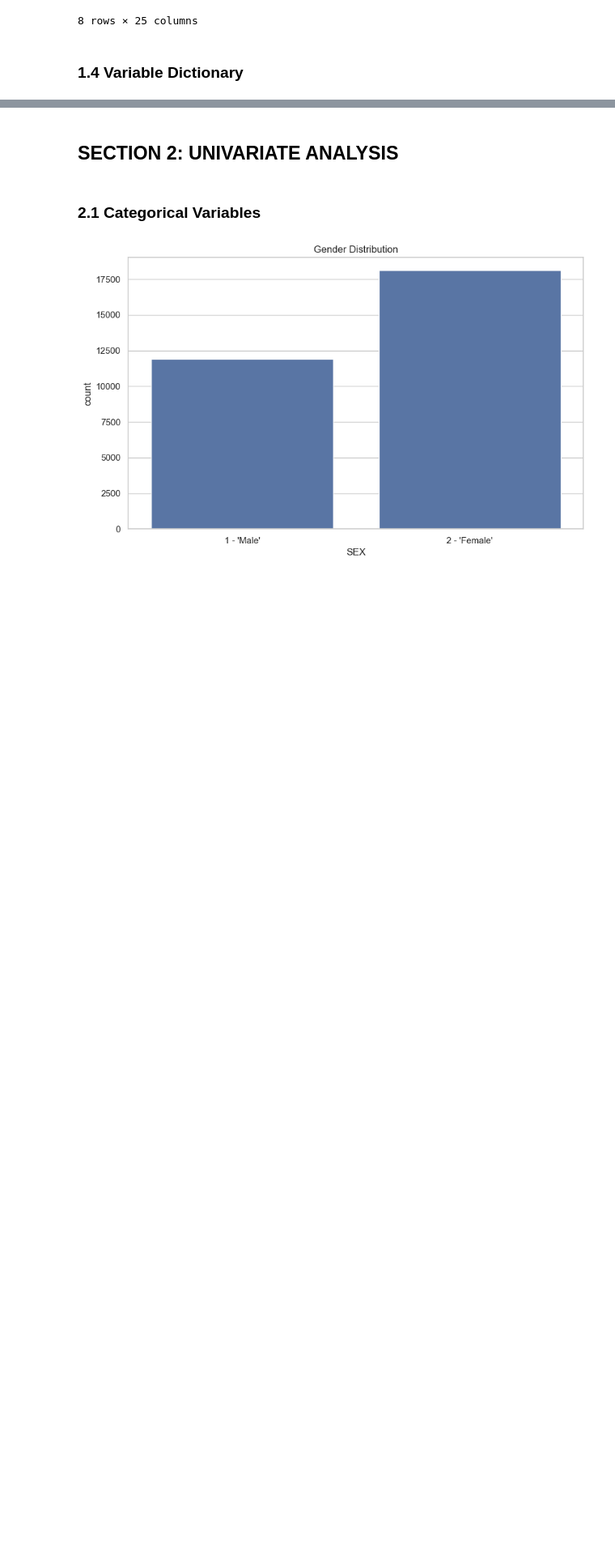
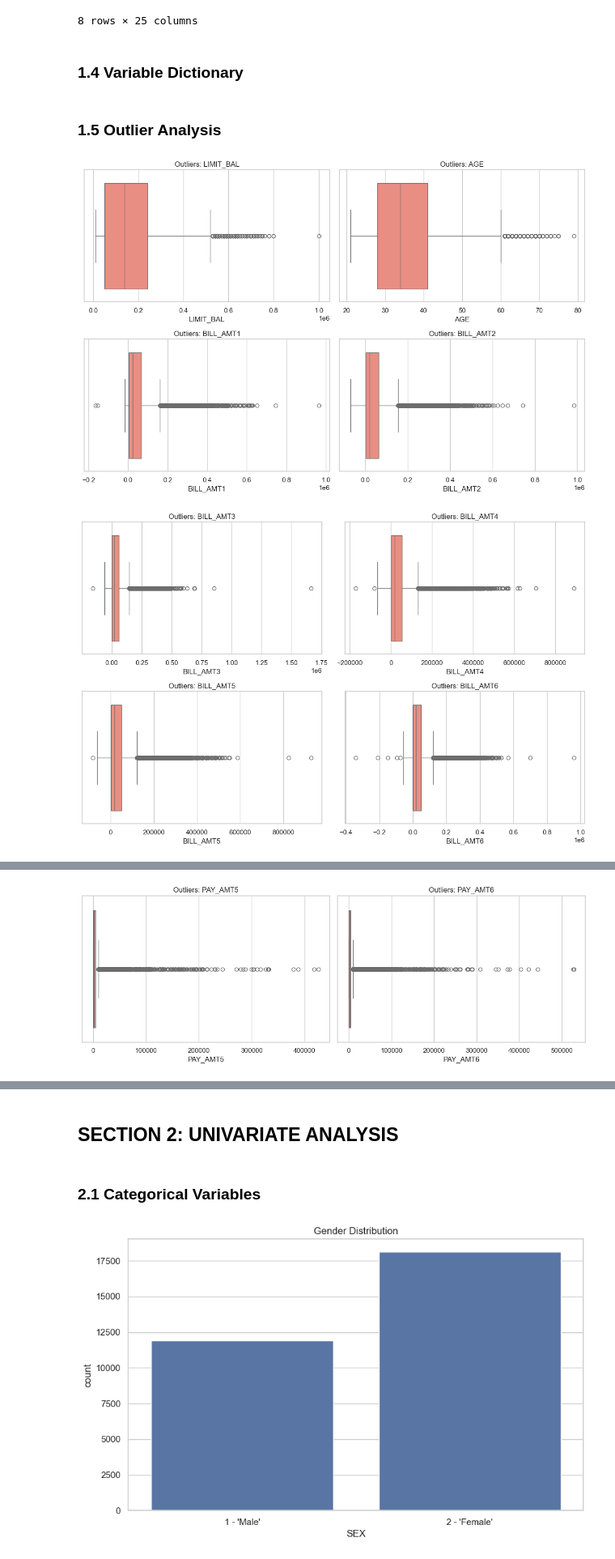
Before and after one commit to EdwinMathDev/credit-risk-engine, a Jupyter notebook: notebooks/01_eda.ipynb, the cells around one changed output, grey strips where cells are left out. Shown at 81% size. Cells and saved outputs as stored; diff of their text form; code cells hidden in the pictures; blank space fills up the shorter version.

Commit message:
Actualización de EDA: se agregó análisis de valores atípicos, correlación con el objetivo y documentación del diccionario de variables

```diff
--- a/notebooks/01_eda.ipynb
+++ b/notebooks/01_eda.ipynb
@@ -79,0 +128,38 @@ Duplicated rows: 0
+# %% [markdown]
+### 1.5 Outlier Analysis
+# %%
+# Key variables
+num_vars = ['LIMIT_BAL', 'AGE'] + \
+           [f'BILL_AMT{i}' for i in range(1,7)] + \
+           [f'PAY_AMT{i}' for i in range(1,7)]
+
+def plot_grid(vars, transform=False):
+    for i in range(0, len(vars), 4):
+        subset = vars[i:i+4]
+        fig, axes = plt.subplots(2, 2, figsize=(12,8))
+        axes = axes.flatten()
+
+        for j, col in enumerate(subset):
+            if transform:
+                sns.histplot(np.log1p(df[col]), bins=40, kde=True, ax=axes[j], color='darkgreen')
+                axes[j].set_title(f'Log({col}+1)')
+            else:
+                sns.boxplot(x=df[col], ax=axes[j], color='salmon')
+                axes[j].set_title(f'Outliers: {col}')
+
+        # Hide empty subplots if subset < 4
+        for k in range(len(subset), 4):
+            axes[k].set_visible(False)
+
+        plt.tight_layout()
+        plt.show()
+
+# 1. Grouped Boxplots (outlier detection)
+plot_grid(num_vars, transform=False)
+
+# 2. Grouped log-transformed histograms
+log_vars = ['LIMIT_BAL'] + [f'BILL_AMT{i}' for i in range(1,7)] + [f'PAY_AMT{i}' for i in range(1,7)]
+plot_grid(log_vars, transform=True)
+# %% [output]
+[figure, added]
+[figure, added]
@@ -79,0 +167 @@ Duplicated rows: 0
+[figure, added]
```
Also changed, not shown: parts of 3 cells of this notebook.
